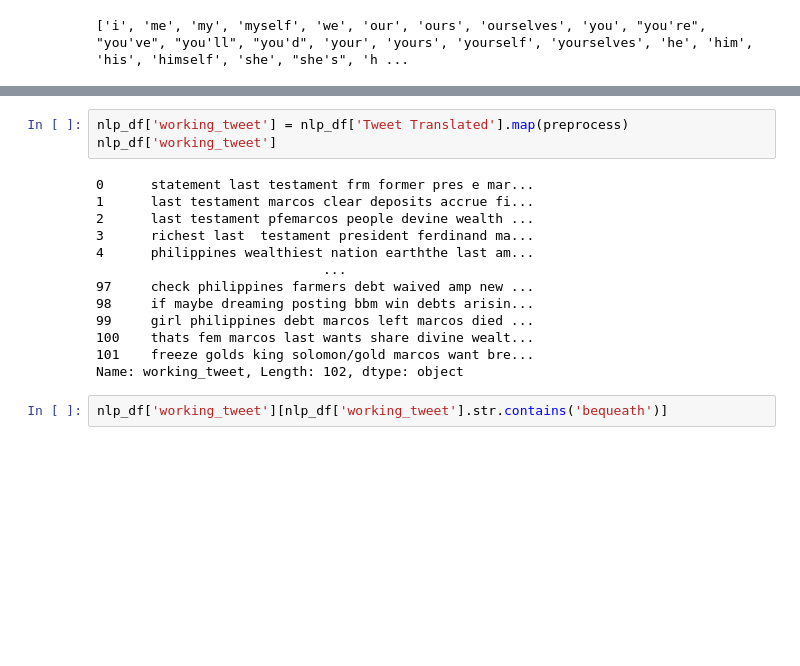
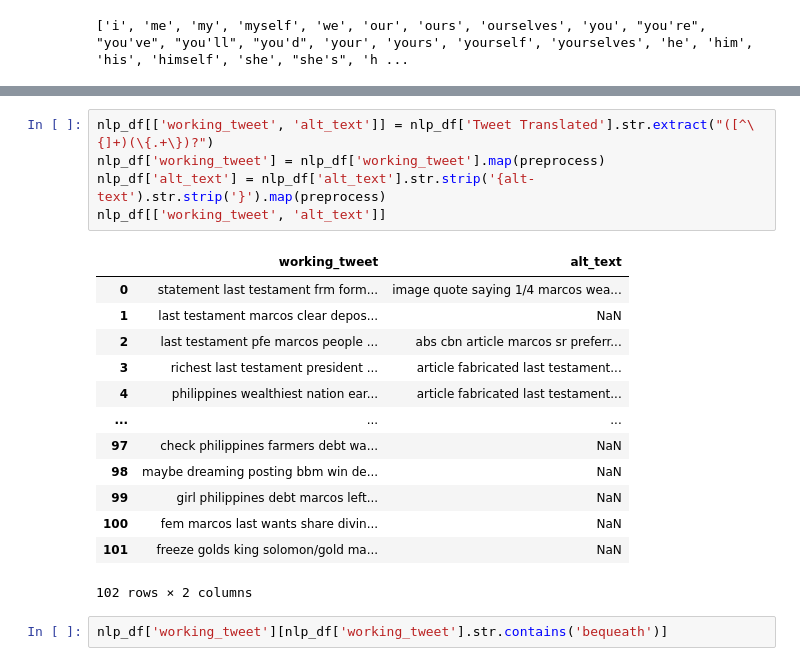
Before and after one commit to jproads/fake-news-analysis, a Jupyter notebook: dataset/03_preprocess_for_eda_and_nlp_viz.ipynb, the cells around one changed output, grey strips where cells are left out. Cells and saved outputs as stored; diff of their text form; blank space fills up the shorter version.

```diff
--- a/dataset/03_preprocess_for_eda_and_nlp_viz.ipynb
+++ b/dataset/03_preprocess_for_eda_and_nlp_viz.ipynb
@@ -198,19 +216,22 @@ nlp_df['Tweet Translated'].iloc[0:1].map(preprocess).iloc[0]
 # %%
-nlp_df['working_tweet'] = nlp_df['Tweet Translated'].map(preprocess)
-nlp_df['working_tweet']
+nlp_df[['working_tweet', 'alt_text']] = nlp_df['Tweet Translated'].str.extract("([^\{]+)(\{.+\})?")
+nlp_df['working_tweet'] = nlp_df['working_tweet'].map(preprocess)
+nlp_df['alt_text'] = nlp_df['alt_text'].str.strip('{alt-text').str.strip('}').map(preprocess)
+nlp_df[['working_tweet', 'alt_text']]
 # %% [output]
+|  | working_tweet | alt_text |
+| 0 | statement last testament frm form... | image quote saying 1/4 marcos wea... |
+| 1 | last testament marcos clear depos... | NaN |
+| 2 | last testament pfe marcos people ... | abs cbn article marcos sr preferr... |
+| 3 | richest last testament president ... | article fabricated last testament... |
+| 4 | philippines wealthiest nation ear... | article fabricated last testament... |
+| ... | ... | ... |
+| 97 | check philippines farmers debt wa... | NaN |
+| 98 | maybe dreaming posting bbm win de... | NaN |
+| 99 | girl philippines debt marcos left... | NaN |
+| 100 | fem marcos last wants share divin... | NaN |
+| 101 | freeze golds king solomon/gold ma... | NaN |
-0      statement last testament frm former pres e mar...
-1      last testament marcos clear deposits accrue fi...
-2      last testament pfemarcos people devine wealth ...
-3      richest last  testament president ferdinand ma...
-4      philippines wealthiest nation earththe last am...
-                             ...
-97     check philippines farmers debt waived amp new ...
-98     if maybe dreaming posting bbm win debts arisin...
-99     girl philippines debt marcos left marcos died ...
-100    thats fem marcos last wants share divine wealt...
-101    freeze golds king solomon/gold marcos want bre...
-Name: working_tweet, Length: 102, dtype: object
+102 rows × 2 columns
 # %%
 nlp_df['working_tweet'][nlp_df['working_tweet'].str.contains('bequeath')]
 # %% [output]
```
Also changed, not shown: parts of 41 cells of this notebook.
